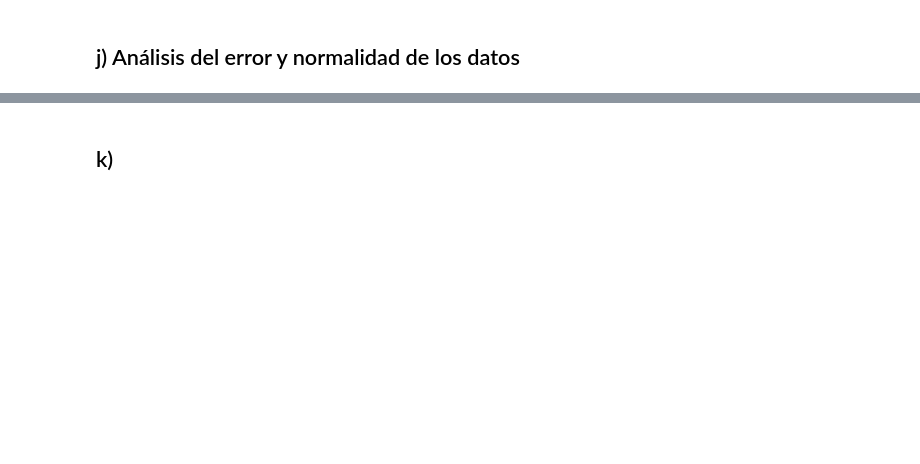
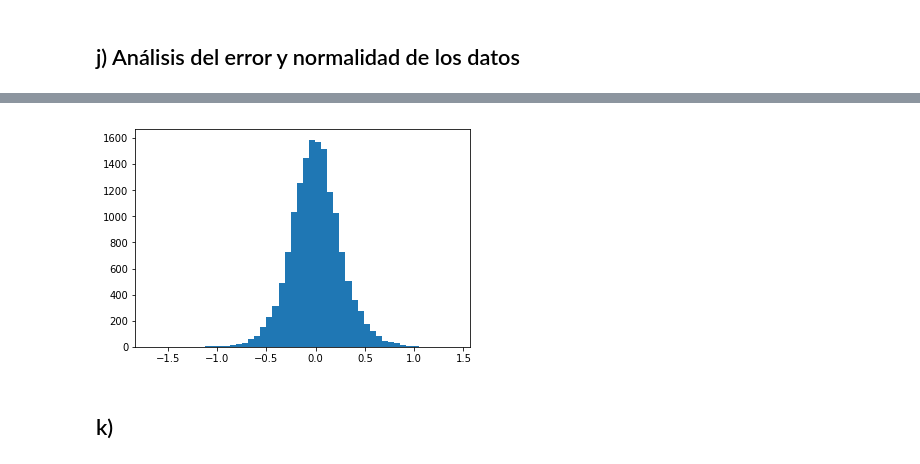
Before and after one commit to VitoVoti/ML_T1_LinReg, a Jupyter notebook: Tarea1 .ipynb, the cells around one changed output, grey strips where cells are left out. Drawn from its saved outputs; the diff is of its cells as text; code cells hidden in the pictures; blank space fills up the shorter version.

```diff
--- a/Tarea1 .ipynb
+++ b/Tarea1 .ipynb
@@ -357,3 +372,8 @@ mse_cv
+# %%
+plt.hist(ytrain - yhat_train, bins=50)
+plt.show()
+# %% [output]
+[figure, added]
 # %% [markdown]
 ## k)
 # %%
```
Also changed, not shown: parts of 15 cells of this notebook, 1 other file.
